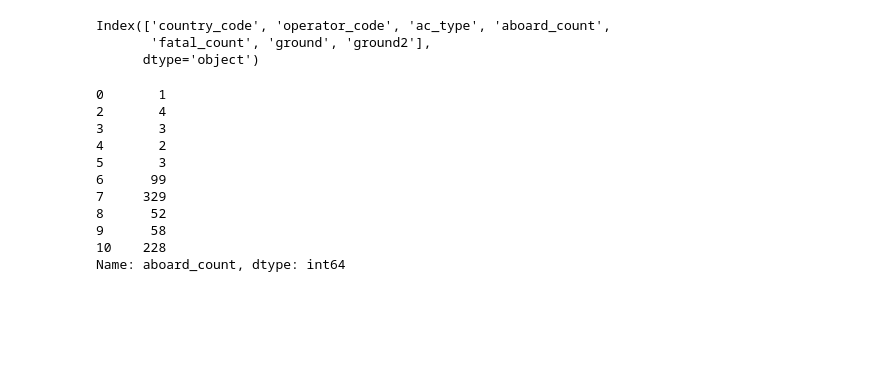
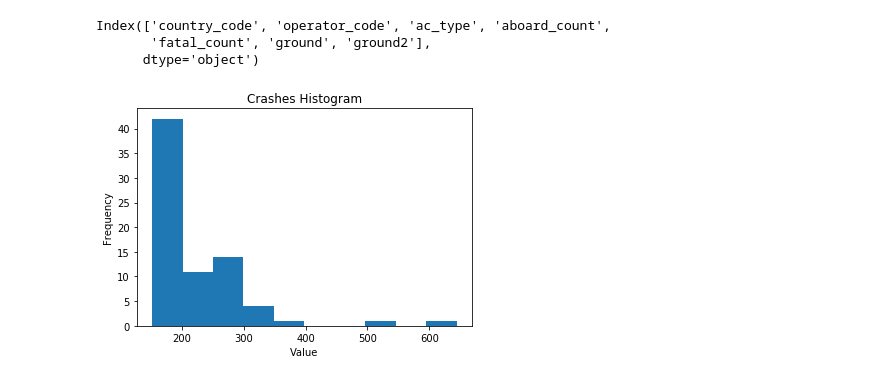
Before and after one commit to loupendley/Thinkful, a Jupyter notebook: Datafiles/Unit2Lesson2Project4.ipynb, the cells around one changed output. Cells and saved outputs as stored; diff of their text form; code cells hidden in the pictures; blank space fills up the shorter version.

```diff
--- a/Datafiles/Unit2Lesson2Project4.ipynb
+++ b/Datafiles/Unit2Lesson2Project4.ipynb
@@ -301,17 +325,11 @@ Index(['country_code', 'operator_code', 'ac_type', 'aboard_count',
       dtype='object')
 # %%
 crashes_df['aboard_count'] = pd.to_numeric(crashes_df['aboard_count'])
-# %%
-crashes_df['aboard_count'].head(10)
-# %% [output]
-0       1
-2       4
-3       3
-4       2
-5       3
-6      99
-7     329
-8      52
-9      58
-10    228
-Name: aboard_count, dtype: int64
+# %%
+plt.hist(crashes_df['aboard_count'])
+plt.title("Crashes Histogram")
+plt.xlabel("Value")
+plt.ylabel("Frequency")
+fig = plt.gcf()
+# %% [output]
+[figure, added]
```
Also changed, not shown: parts of 8 cells of this notebook.
